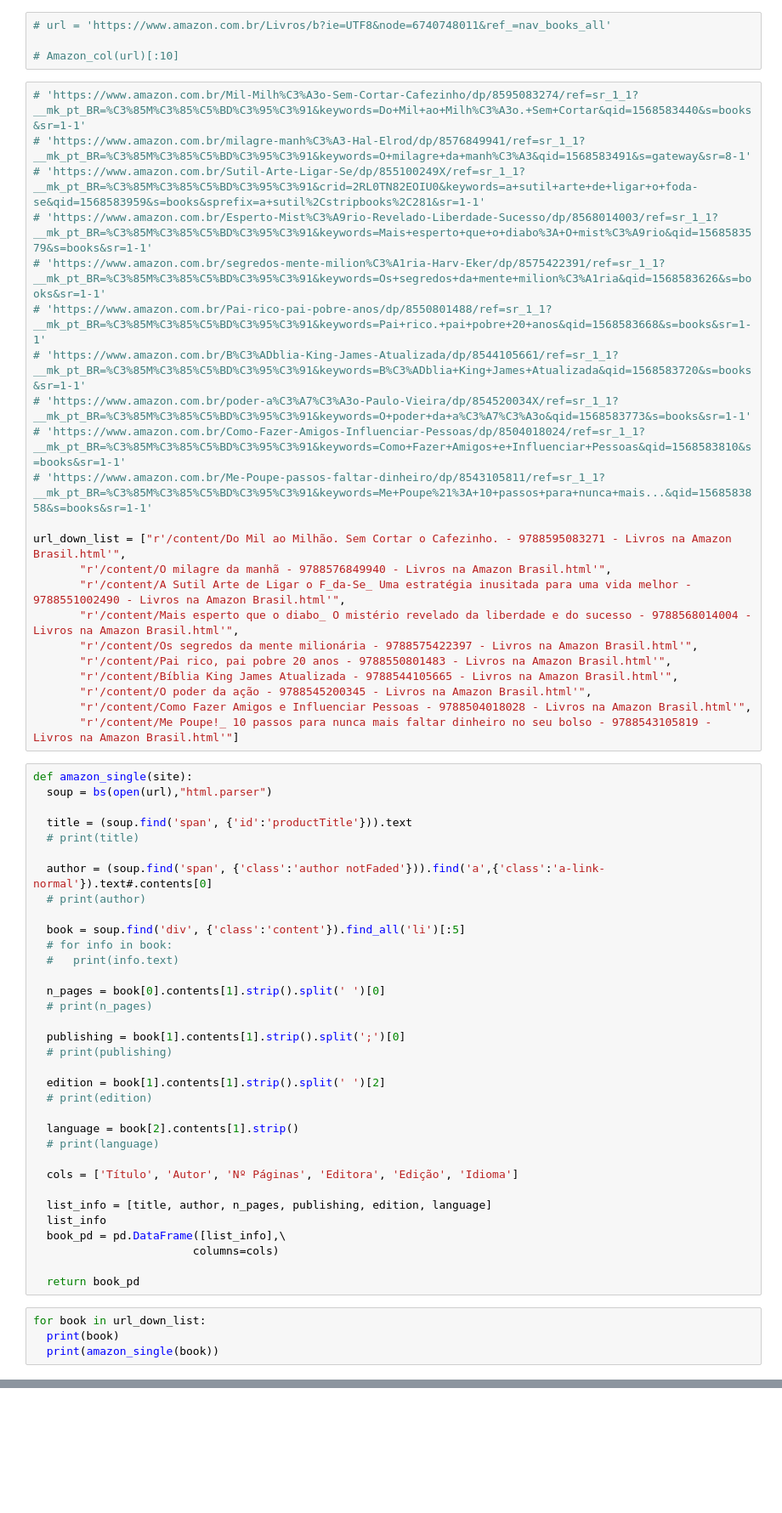
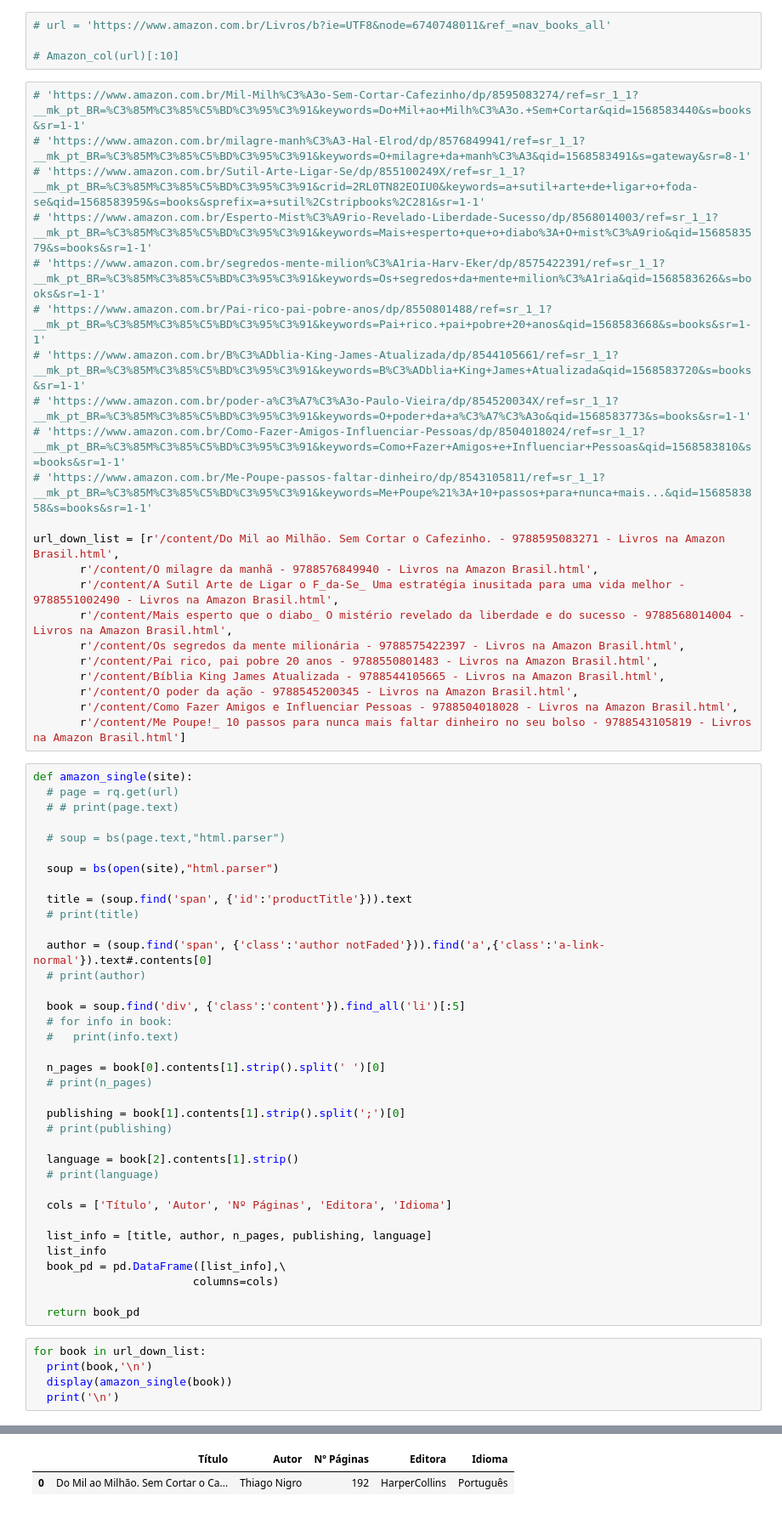
Before and after one commit to cmlins/recuperacaoDeInformacao, a Jupyter notebook: wrapper.ipynb, the cells around one changed output, grey strips where cells are left out. Shown: that part at 85% size. Drawn from its saved outputs; the diff is of its cells as text; blank space fills up the shorter version.

```diff
--- a/wrapper.ipynb
+++ b/wrapper.ipynb
@@ -248,19 +275,24 @@ https://www.amazon.com.br/b/ref=s9_acss_bw_cg_livros_3a1_w?node=7872689011&pf_rd
 # 'https://www.amazon.com.br/Como-Fazer-Amigos-Influenciar-Pessoas/dp/8504018024/ref=sr_1_1?__mk_pt_BR=%C3%85M%C3%85%C5%BD%C3%95%C3%91&keywords=Como+Fazer+Amigos+e+Influenciar+Pessoas&qid=1568583810&s=books&sr=1-1'
 # 'https://www.amazon.com.br/Me-Poupe-passos-faltar-dinheiro/dp/8543105811/ref=sr_1_1?__mk_pt_BR=%C3%85M%C3%85%C5%BD%C3%95%C3%91&keywords=Me+Poupe%21%3A+10+passos+para+nunca+mais...&qid=1568583858&s=books&sr=1-1'
 
-url_down_list = ["r'/content/Do Mil ao Milhão. Sem Cortar o Cafezinho. - 9788595083271 - Livros na Amazon Brasil.html'",
-       "r'/content/O milagre da manhã - 9788576849940 - Livros na Amazon Brasil.html'",
-       "r'/content/A Sutil Arte de Ligar o F_da-Se_ Uma estratégia inusitada para uma vida melhor - 9788551002490 - Livros na Amazon Brasil.html'",
-       "r'/content/Mais esperto que o diabo_ O mistério revelado da liberdade e do sucesso - 9788568014004 - Livros na Amazon Brasil.html'",
-       "r'/content/Os segredos da mente milionária - 9788575422397 - Livros na Amazon Brasil.html'",
-       "r'/content/Pai rico, pai pobre 20 anos - 9788550801483 - Livros na Amazon Brasil.html'",
-       "r'/content/Bíblia King James Atualizada - 9788544105665 - Livros na Amazon Brasil.html'",
-       "r'/content/O poder da ação - 9788545200345 - Livros na Amazon Brasil.html'",
-       "r'/content/Como Fazer Amigos e Influenciar Pessoas - 9788504018028 - Livros na Amazon Brasil.html'",
-       "r'/content/Me Poupe!_ 10 passos para nunca mais faltar dinheiro no seu bolso - 9788543105819 - Livros na Amazon Brasil.html'"]
+url_down_list = [r'/content/Do Mil ao Milhão. Sem Cortar o Cafezinho. - 9788595083271 - Livros na Amazon Brasil.html',
+       r'/content/O milagre da manhã - 9788576849940 - Livros na Amazon Brasil.html',
+       r'/content/A Sutil Arte de Ligar o F_da-Se_ Uma estratégia inusitada para uma vida melhor - 9788551002490 - Livros na Amazon Brasil.html',
+       r'/content/Mais esperto que o diabo_ O mistério revelado da liberdade e do sucesso - 9788568014004 - Livros na Amazon Brasil.html',
+       r'/content/Os segredos da mente milionária - 9788575422397 - Livros na Amazon Brasil.html',
+       r'/content/Pai rico, pai pobre 20 anos - 9788550801483 - Livros na Amazon Brasil.html',
+       r'/content/Bíblia King James Atualizada - 9788544105665 - Livros na Amazon Brasil.html',
+       r'/content/O poder da ação - 9788545200345 - Livros na Amazon Brasil.html',
+       r'/content/Como Fazer Amigos e Influenciar Pessoas - 9788504018028 - Livros na Amazon Brasil.html',
+       r'/content/Me Poupe!_ 10 passos para nunca mais faltar dinheiro no seu bolso - 9788543105819 - Livros na Amazon Brasil.html']
 # %%
 def amazon_single(site):
-  soup = bs(open(url),"html.parser")
+  # page = rq.get(url)
+  # # print(page.text)
+
+  # soup = bs(page.text,"html.parser")
+
+  soup = bs(open(site),"html.parser")
 
   title = (soup.find('span', {'id':'productTitle'})).text
   # print(title)
@@ -278,15 +310,12 @@ def amazon_single(site):
   publishing = book[1].contents[1].strip().split(';')[0]
   # print(publishing)
 
-  edition = book[1].contents[1].strip().split(' ')[2]
-  # print(edition)
-
   language = book[2].contents[1].strip()
   # print(language)
 
-  cols = ['Título', 'Autor', 'Nº Páginas', 'Editora', 'Edição', 'Idioma']
+  cols = ['Título', 'Autor', 'Nº Páginas', 'Editora', 'Idioma']
 
-  list_info = [title, author, n_pages, publishing, edition, language]
+  list_info = [title, author, n_pages, publishing, language]
   list_info
   book_pd = pd.DataFrame([list_info],\
                         columns=cols)
@@ -294,7 +323,8 @@ def amazon_single(site):
   return book_pd
 # %%
 for book in url_down_list:
-  print(book)
-  print(amazon_single(book))
+  print(book,'\n')
+  display(amazon_single(book))
+  print('\n')
 # %% [output]
 /content/Do Mil ao Milhão. Sem Cortar o Cafezinho. - 9788595083271 - Livros na Amazon Brasil.html
@@ -316,0 +331,2 @@ for book in url_down_list:
+|  | Título | Autor | Nº Páginas | Editora | Idioma |
+| 0 | Do Mil ao Milhão. Sem Cortar o Ca... | Thiago Nigro | 192 | HarperCollins | Português |
```
Also changed, not shown: parts of 9 cells of this notebook.
